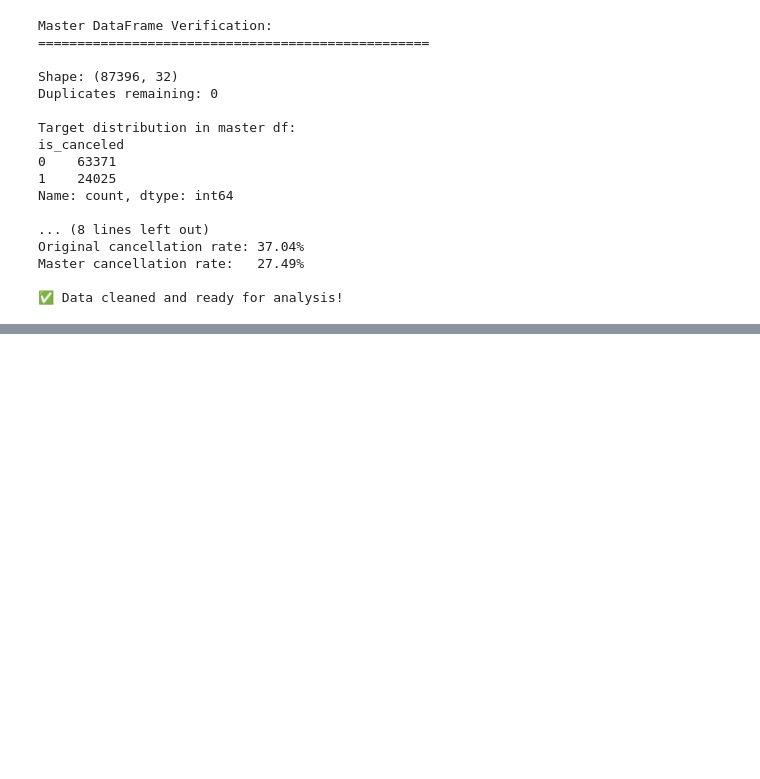
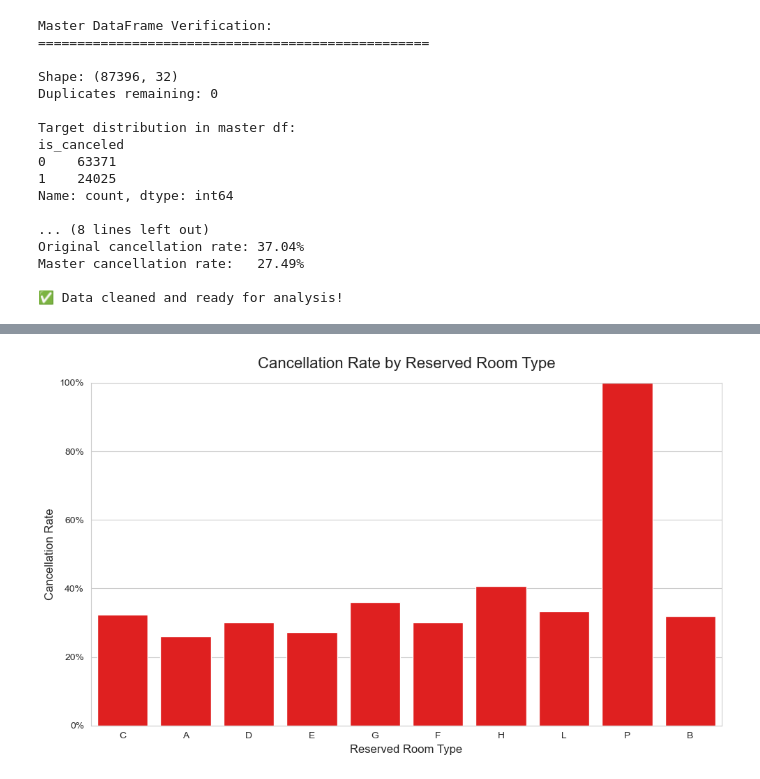
Before and after one commit to dipk6545/hotel-booking-aml, a Jupyter notebook: EDA/Hotel Bookings EDA.ipynb, the cells around one changed output, grey strips where cells are left out. Drawn from its saved outputs; the diff is of its cells as text; code cells hidden in the pictures; blank space fills up the shorter version.

```diff
--- a/EDA/Hotel Bookings EDA.ipynb
+++ b/EDA/Hotel Bookings EDA.ipynb
@@ -1286,0 +1397,19 @@ Master cancellation rate:   27.49%
+# %%
+from matplotlib.ticker import PercentFormatter
+sns.barplot(
+    data=df_master,
+    x="reserved_room_type",
+    y="is_canceled",
+    errorbar=None,
+    color='red'
+)
+
+plt.title("Cancellation Rate by Reserved Room Type", fontsize=16, pad=15)
+plt.xlabel("Reserved Room Type", fontsize=12)
+plt.ylabel("Cancellation Rate", fontsize=12)
+plt.gca().yaxis.set_major_formatter(PercentFormatter(1))
+plt.ylim(0, 1)
+plt.tight_layout()
+plt.show()
+# %% [output]
+[figure, added]
```
Also changed, not shown: parts of 56 cells of this notebook.
